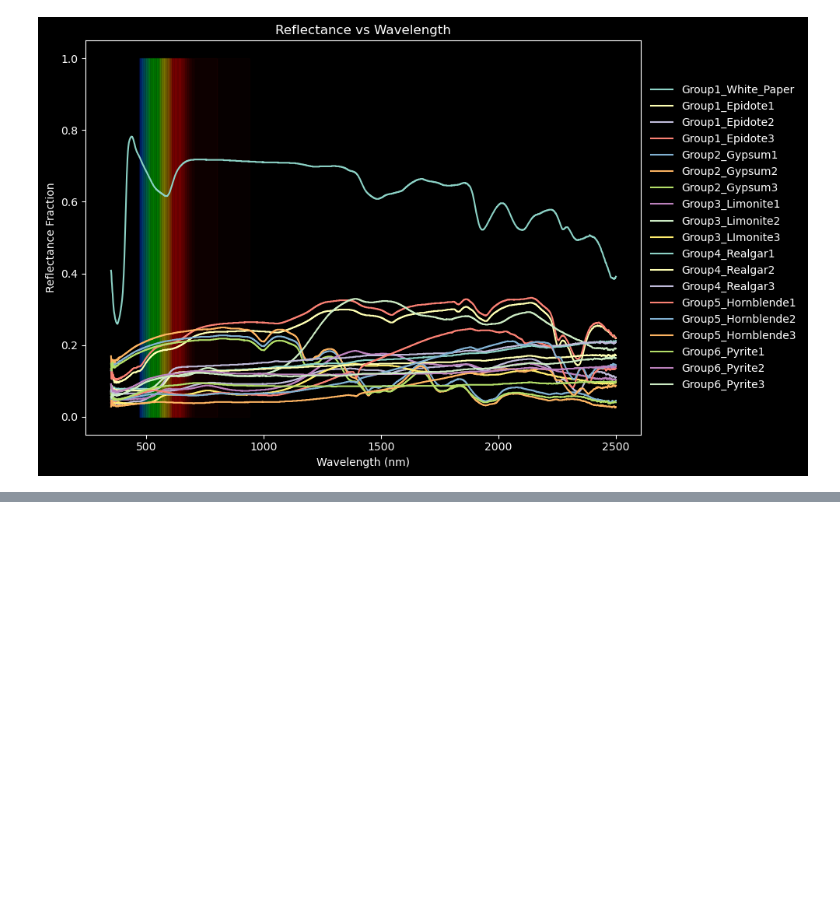
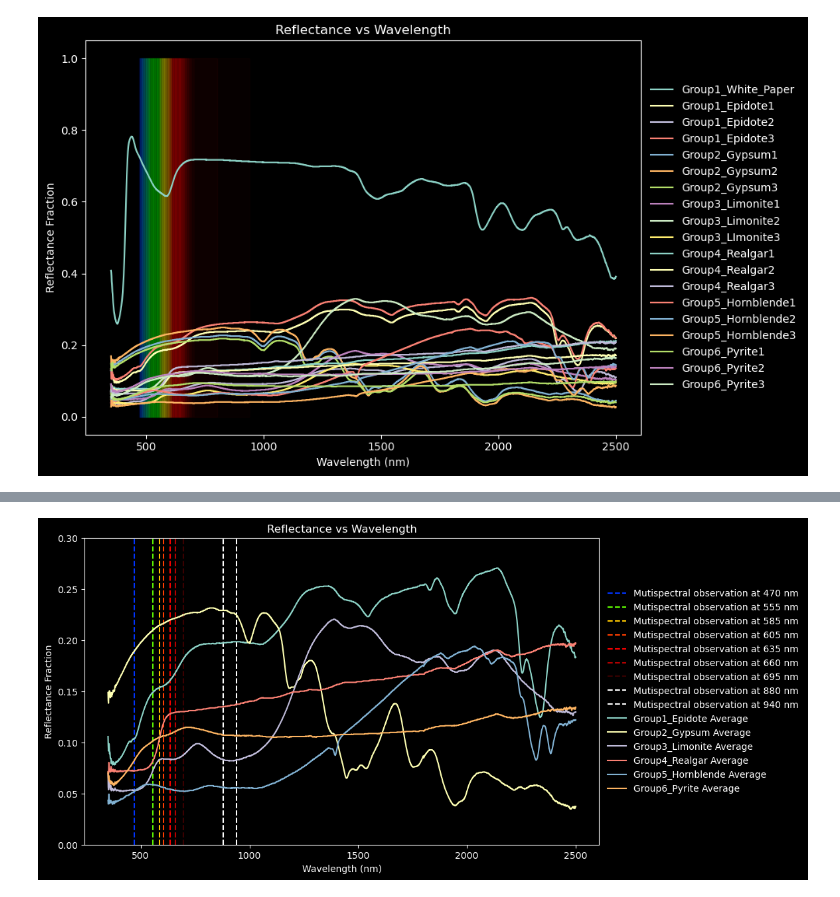
Before and after one commit to ashwin-r-k/SpaceInstrumentationLAB_IITK, a Jupyter notebook: lab2.ipynb, the cells around one changed output, grey strips where cells are left out. Cells and saved outputs as stored; diff of their text form; code cells hidden in the pictures; blank space fills up the shorter version.

```diff
--- a/lab2.ipynb
+++ b/lab2.ipynb
@@ -502 +436,7 @@ def plot3_errr(x,y1,y2,y3):
     # Show the plot
+# %%
+# Importing to a data frame.
+dfms = pd.read_excel('lab1_planetry.xlsx')
+print(dfms)
+list_lambda_ms = dfms["wavelength"].values
+print(list_lambda_ms)
@@ -502,0 +461,62 @@ def plot3_errr(x,y1,y2,y3):
+# %%
+import random
+
+plt.figure(figsize=(10, 6))
+
+# List of x-values where you want to plot vertical lines
+
+# Function to generate random RGB color
+def get_random_color():
+    return (random.random(), random.random(), random.random())  # Random (R, G, B)
+
+
+
+#plt_spec()
+for x in list_lambda_ms[:-2]:
+    color = wavelength_to_hex(x)
+    plt.axvline(x=x,alpha = 1 ,color=color, linestyle='--', label=f'Mutispectral observation at {x} nm')
+# Remove duplicate labels in the legend
+handles, labels = plt.gca().get_legend_handles_labels()
+by_label = dict(zip(labels, handles))
+plt.legend(by_label.values(), by_label.keys())
+
+for x in list_lambda_ms[-2:]:
+    color = get_random_color()
+    plt.axvline(x=x,alpha = 1 ,color="w", linestyle='--', label=f'Mutispectral observation at {x} nm')
+# Remove duplicate labels in the legend
+handles, labels = plt.gca().get_legend_handles_labels()
+by_label = dict(zip(labels, handles))
+plt.legend(by_label.values(), by_label.keys())
+
+
+
+j=0
+avg=0
+
+for i in range(2,len(df.columns.values),3):
+    j=j+1
+
+    print(df.columns.values[i])
+    avg = (df[df.columns.values[i]].values + df[df.columns.values[i+1]].values+df[df.columns.values[i+2]].values)/3
+    print("done")
+    name = df.columns.values[i]
+    plt.plot(list_lambda,avg,label=f"{name[:-1]} Average")
+
+
+    j=0
+    avg=0
+
+
+plt.ylim(0,0.3)
+
+# Set the axis limits and labels
+
+plt.xlabel("Wavelength (nm)")
+plt.ylabel("Reflectance Fraction")
+
+#ax.set_yticks([])  # Remove y-axis ticks
+plt.title("Reflectance vs Wavelength")
+# Display the plot
+plt.legend(loc='center left', bbox_to_anchor=(1, 0.5), frameon=False)
+plt.show()
+# %% [output]
@@ -502,0 +535 @@ def plot3_errr(x,y1,y2,y3):
+[figure, added]
```
Also changed, not shown: parts of 9 cells of this notebook, 9 other files.
